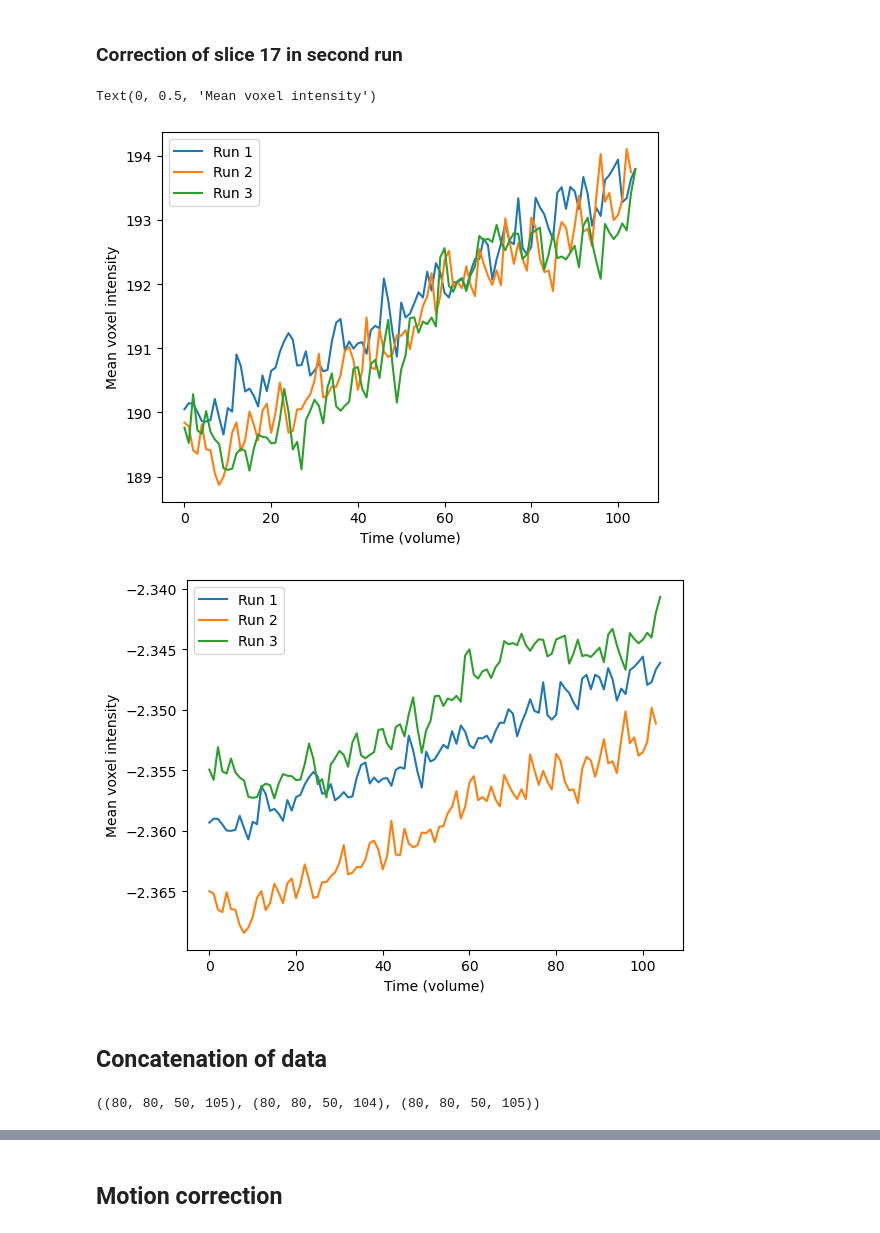
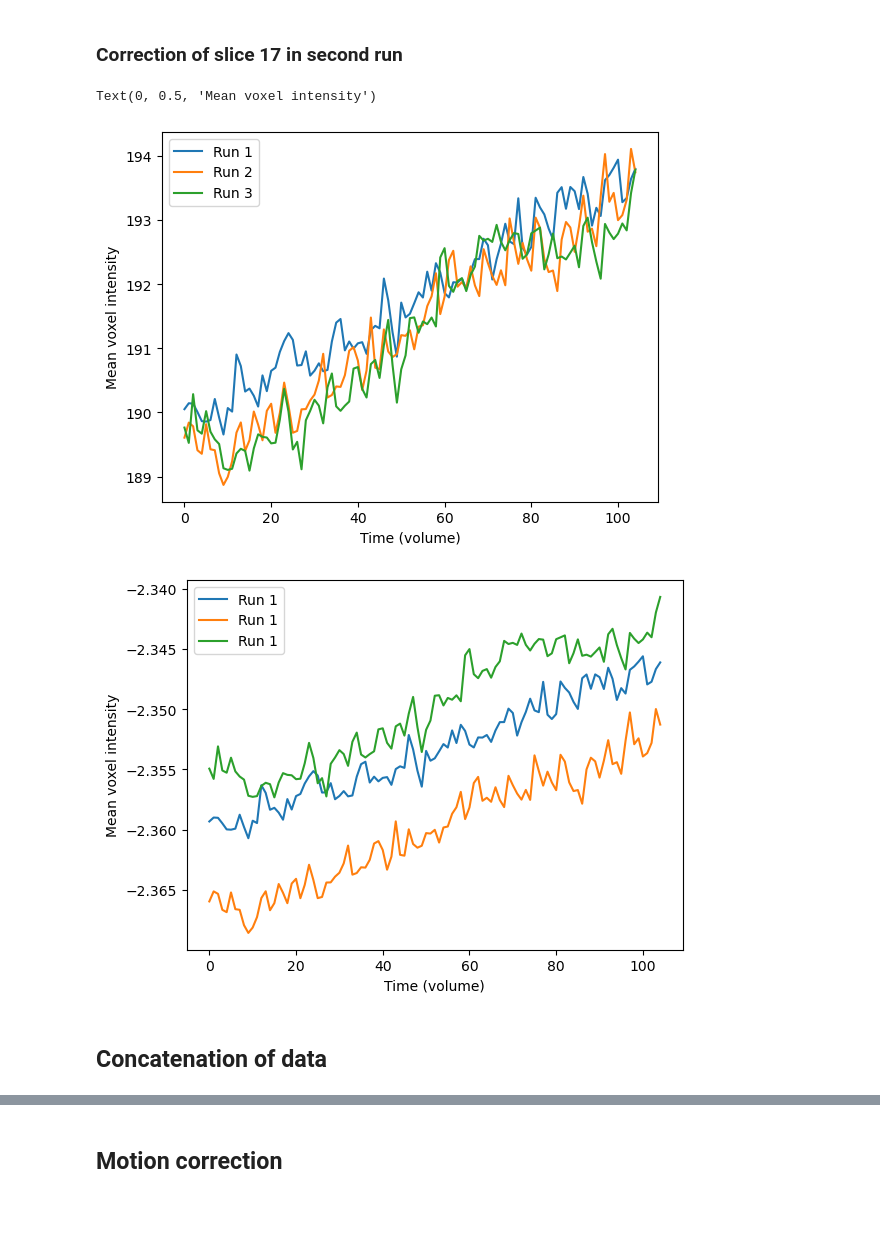
Before and after one commit to NicolasRR/NSSP, a Jupyter notebook: preprocessing.ipynb, the cells around one changed output, grey strips where cells are left out. Drawn from its saved outputs; the diff is of its cells as text; code cells hidden in the pictures.

```diff
--- a/preprocessing.ipynb
+++ b/preprocessing.ipynb
@@ -116,6 +127,4 @@ fsleyesDisplay.load(betted_brain_path)
 # %% [markdown]
 ## Tissue segmentation
-# %%
-betted_brain_path = op.join(preproc_root, 'sub-control01', 'anat', 'sub-control01_T1w')
 # %%
 [os.remove(f) for f in glob.glob(op.join(preproc_root, 'sub-control01', 'anat', '*fast*'))]
@@ -198,14 +225,11 @@ for c in costs_to_consider:
 # %% [markdown]
 *FNIRT does NOT expect the input data to be skull-stripped.*
 # %%
-moving_image = ants.image_read(target + '.nii.gz')
-fixed_image = ants.image_read(reference + '.nii.gz')
-warp_field_path = op.join(preproc_root, 'sub-{}'.format(subject_id), 'anat', 'sub-{}_T1w_mni_SyN_warp.nii.gz'.format(subject_id))
-resultAnts = op.join(preproc_root, 'sub-{}'.format(subject_id), 'anat', 'sub-{}_T1w_mni_SyN.nii.gz'.format(subject_id))
+moving_image = ants.image_read(betted_brain_path + '.nii.gz')
+fixed_image = ants.image_read(mni_template + '.nii.gz')
 transformation = ants.registration(fixed=fixed_image, moving=moving_image, type_of_transform='SyN')
 warpedImage = ants.apply_transforms(fixed=fixed_image, moving=moving_image, transformlist=transformation['fwdtransforms'])
-ants.image_write(warpedImage, resultAnts)
-
+ants.image_write(warpedImage, ants_t1_mni_path + '.nii.gz')
 warp_field = ants.image_read(transformation['fwdtransforms'][0])
 nifti_warp_field = nib.Nifti1Image(warp_field.numpy(), affine=nib.load(transformation['fwdtransforms'][0]).affine)
-nib.save(nifti_warp_field, warp_field_path)
+nib.save(nifti_warp_field, ants_t1_mni_path_warp)
@@ -253,3 +286,5 @@ functional_3_path = op.join(functional_path, 'sub-control01_task-music_run-3_bol
+# %%
+functional_2_path = op.join(bids_root, 'sub-control01', 'func', 'sub-control01_task-music_run-2_bold.nii.gz')
 # %%
 img = nib.load(functional_2_path)
 data = img.get_fdata()
@@ -271,4 +305,4 @@ plt.xlabel('Time (volume)')
 plt.ylabel('Mean voxel intensity')
 # %% [output]
 Text(0, 0.5, 'Mean voxel intensity')
-[figure, old version]
+[figure, new version]
@@ -279,10 +309,16 @@ normalize_fMRI(functional_3_path, path_normalized_output_3, 200)
+# %%
+for run in range(1, 4):
+    bold_path = op.join(bids_root, 'sub-control01', 'func', 'sub-control01_task-music_run-{}_bold.nii.gz'.format(run))
+    out_path = op.join(bids_root, 'sub-control01', 'func', 'sub-control01_task-music_run-{}_bold_norm.nii.gz'.format(run))
+    normalize_fMRI(bold_path, out_path, 200)
 # %%
-plt.plot(nib.load(path_normalized_output_1).get_fdata().mean(axis=(0,1,2)), label='Run 1')
-plt.plot(nib.load(path_normalized_output_2).get_fdata().mean(axis=(0,1,2)), label='Run 2')
-plt.plot(nib.load(path_normalized_output_3).get_fdata().mean(axis=(0,1,2)), label='Run 3')
+for run in range(1, 4):
+    out_path = op.join(bids_root, 'sub-control01', 'func', 'sub-control01_task-music_run-{}_bold_norm.nii.gz'.format(run))
+    plt.plot(nib.load(out_path).get_fdata().mean(axis=(0,1,2)), label='Run 1')
+
 plt.xlabel('Time (volume)')
 plt.ylabel('Mean voxel intensity')
 plt.legend()
 plt.show()
 # %% [output]
-[figure, old version]
+[figure, new version]
@@ -302,4 +326,0 @@ data_3 = img_3.get_fdata()
-# %%
-img_1.shape, img_2.shape, img_3.shape
-# %% [output]
-((80, 80, 50, 105), (80, 80, 50, 104), (80, 80, 50, 105))
```
Also changed, not shown: parts of 89 cells of this notebook.
